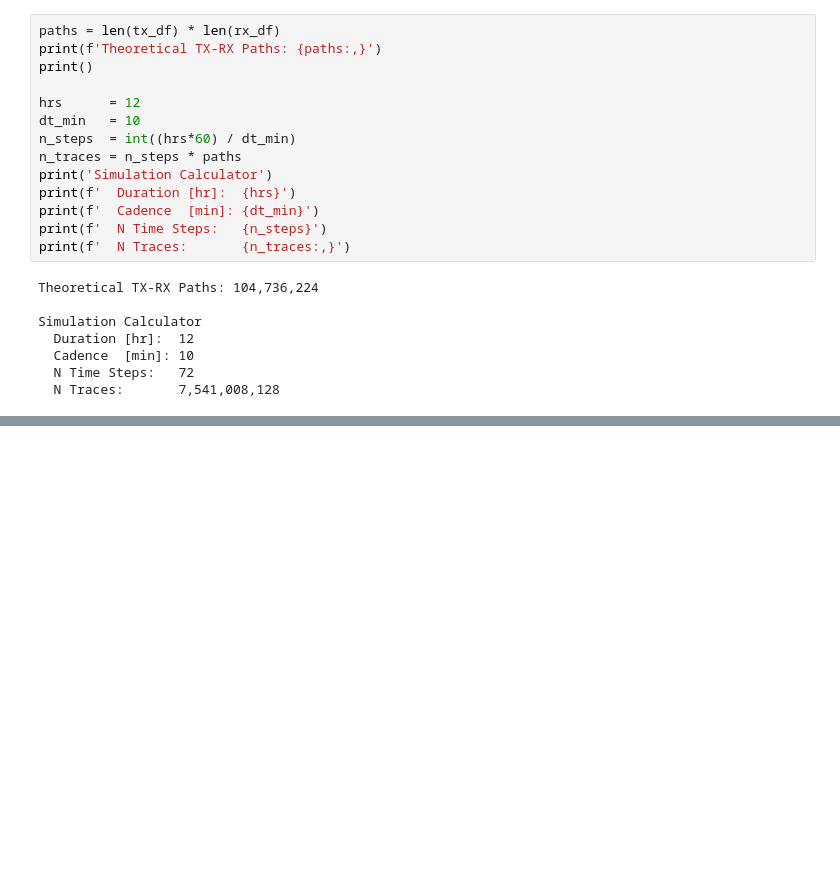
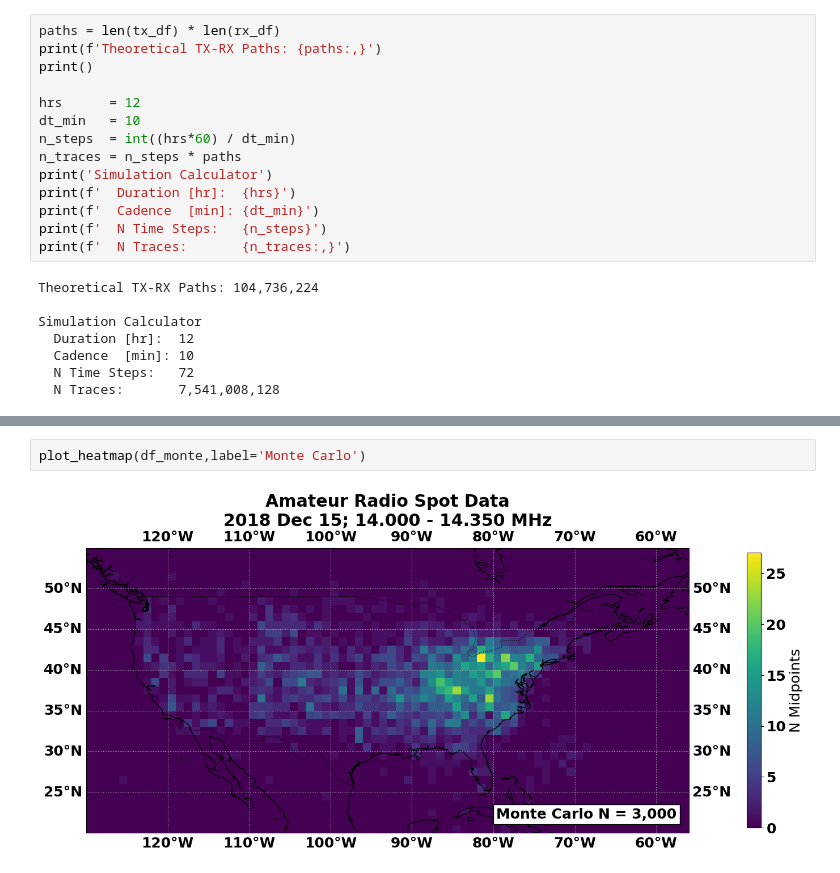
Before and after one commit to w2naf/IRI_TID, a Jupyter notebook: scripts/CaseStudy.ipynb, the cells around one changed output, grey strips where cells are left out. Saved outputs shown, nothing was run; the diff lists cells and outputs as text; blank space fills up the shorter version.

```diff
--- a/scripts/CaseStudy.ipynb
+++ b/scripts/CaseStudy.ipynb
@@ -151,0 +371,4 @@ Simulation Calculator
+# %%
+plot_heatmap(df_monte,label='Monte Carlo')
+# %% [output]
+[figure, added]
```
Also changed, not shown: parts of 25 cells of this notebook.
